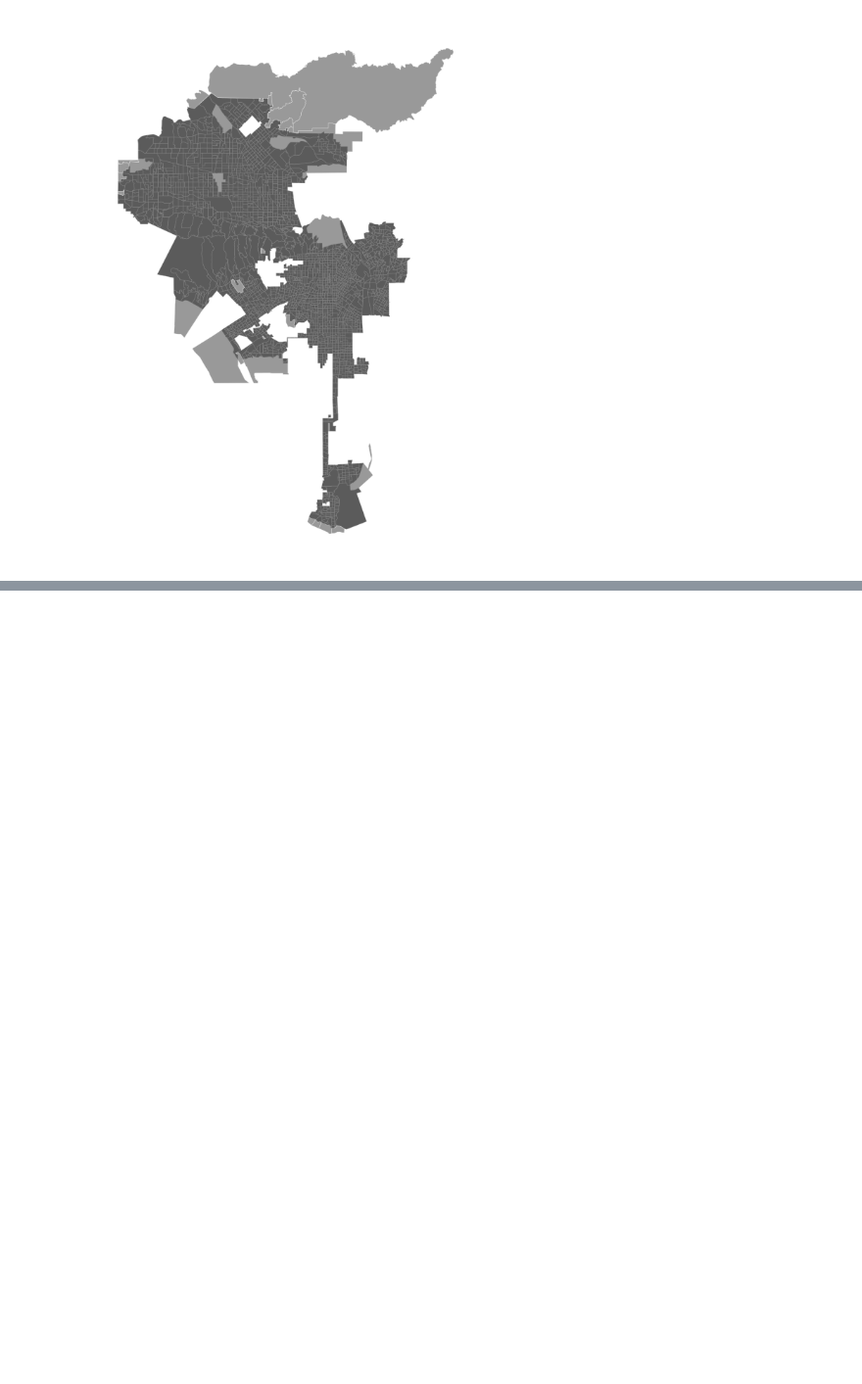
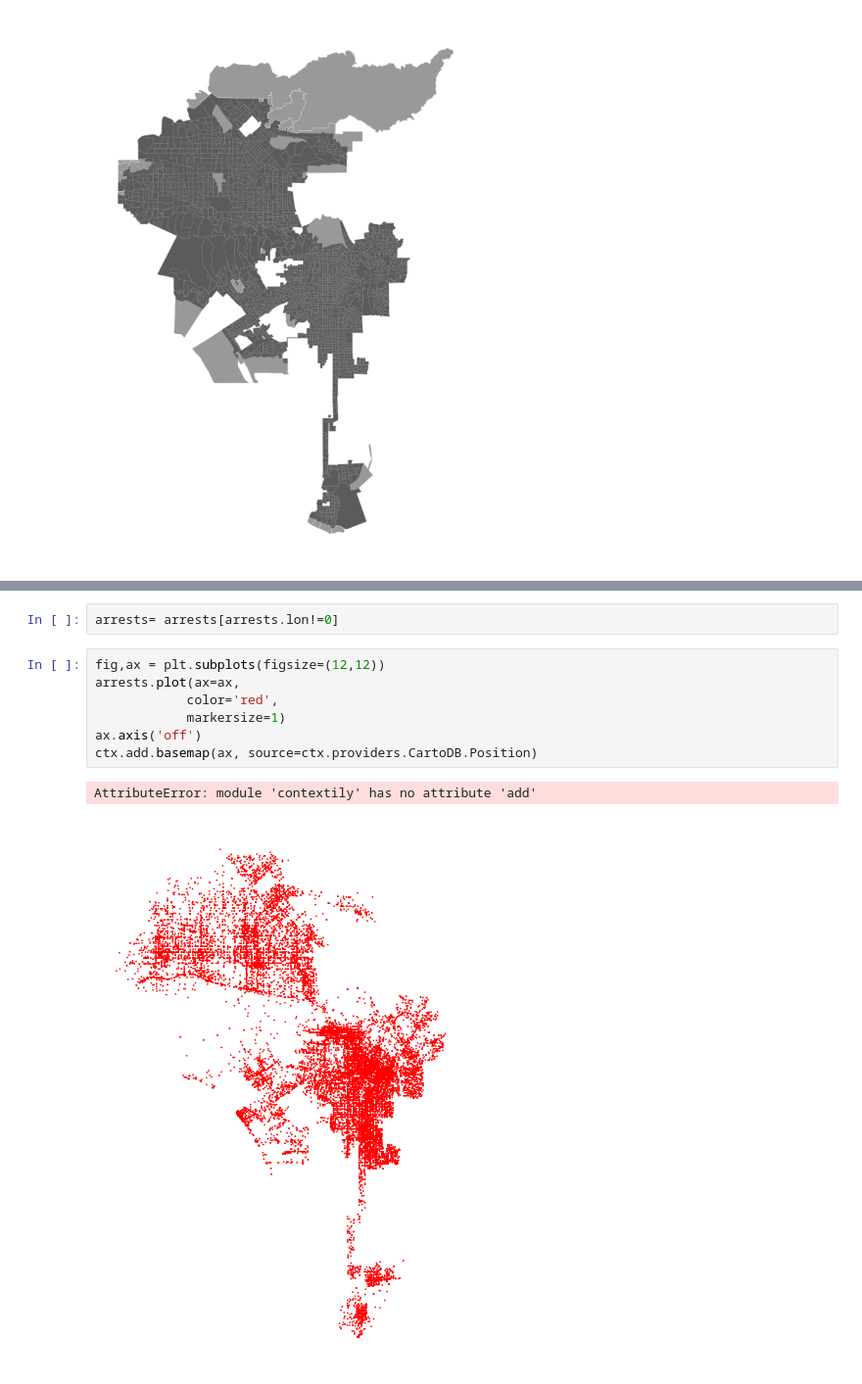
Before and after one commit to babakbadakhshan/Los-Angeles-arrest, a Jupyter notebook: SpatialAutocorrelation.ipynb, the cells around one changed output, grey strips where cells are left out. Shown: that part at 98% size. Drawn from its saved outputs; the diff is of its cells as text; blank space fills up the shorter version.

```diff
--- a/SpatialAutocorrelation.ipynb
+++ b/SpatialAutocorrelation.ipynb
@@ -100,0 +132,12 @@ NameError: name 'Socrata' is not defined
+# %%
+arrests= arrests[arrests.lon!=0]
+# %%
+fig,ax = plt.subplots(figsize=(12,12))
+arrests.plot(ax=ax,
+            color='red',
+            markersize=1)
+ax.axis('off')
+ctx.add.basemap(ax, source=ctx.providers.CartoDB.Position)
+# %% [output]
+AttributeError: module 'contextily' has no attribute 'add'
+[figure, added]
```
Also changed, not shown: parts of 5 cells of this notebook.
